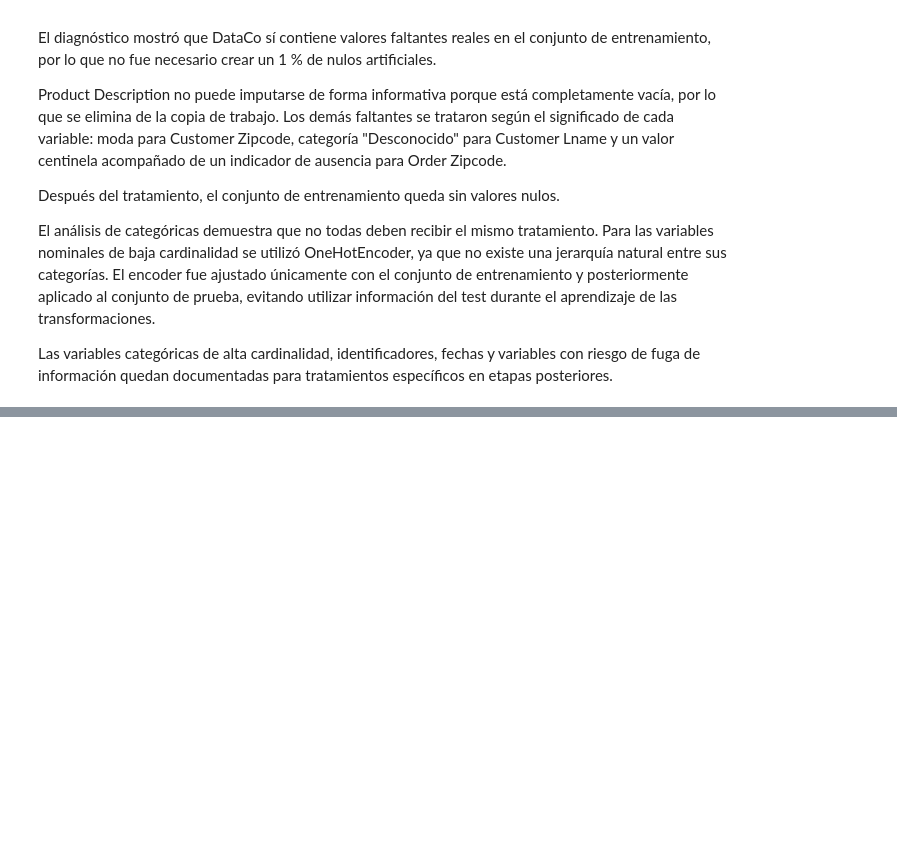
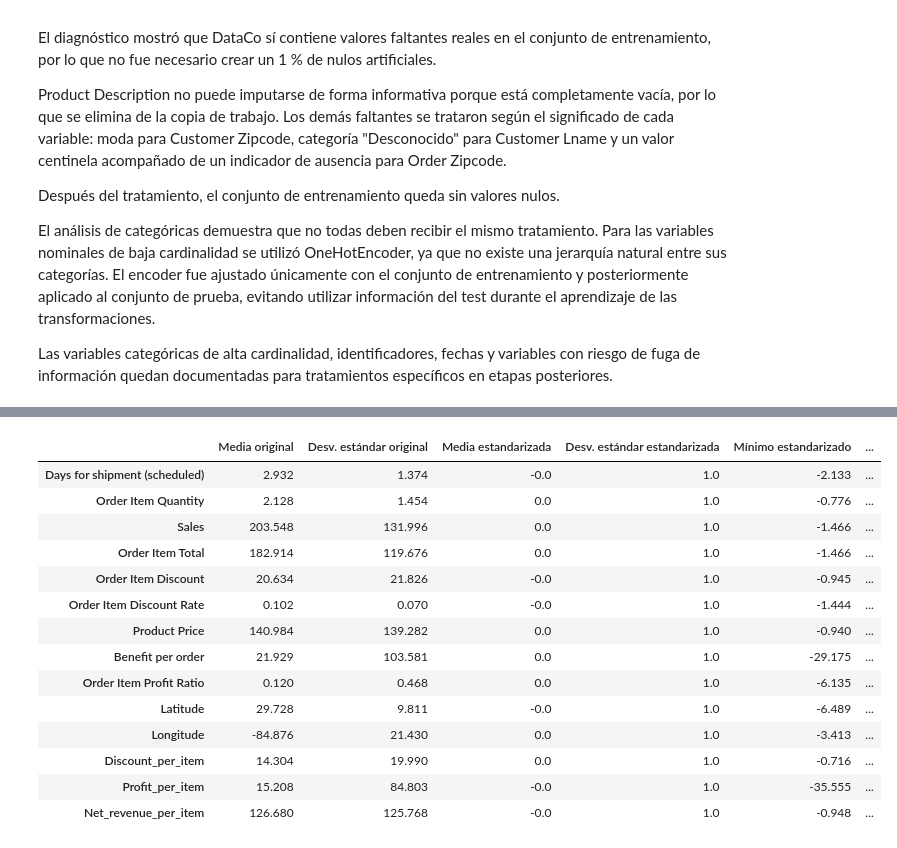
Before and after one commit to JB1302/Big-Data-G2, a Jupyter notebook: ProyectoDataCo.ipynb, the cells around one changed output, grey strips where cells are left out. Saved outputs shown, nothing was run; the diff lists cells and outputs as text; code cells hidden in the pictures; blank space fills up the shorter version.

```diff
--- a/ProyectoDataCo.ipynb
+++ b/ProyectoDataCo.ipynb
@@ -1603,0 +1790,28 @@ Las variables categóricas de alta cardinalidad, identificadores, fechas y varia
+# %%
+# Evidencia: después de estandarizar, el promedio debe ser 0 y la desviación estándar 1
+evidencia_std = pd.DataFrame({
+    "Media original": df_train_escalado[variables_escalado].mean(),
+    "Desv. estándar original": df_train_escalado[variables_escalado].std(),
+    "Media estandarizada": df_train_std.mean(),
+    "Desv. estándar estandarizada": df_train_std.std(),
+    "Mínimo estandarizado": df_train_std.min(),
+    "Máximo estandarizado": df_train_std.max()
+})
+
+display(evidencia_std.round(3))
+# %% [output]
+|  | Media original | Desv. estándar original | Media estandarizada | Desv. estándar estandarizada | Mínimo estandarizado | ... |
+| Days for shipment (scheduled) | 2.932 | 1.374 | -0.0 | 1.0 | -2.133 | ... |
+| Order Item Quantity | 2.128 | 1.454 | 0.0 | 1.0 | -0.776 | ... |
+| Sales | 203.548 | 131.996 | 0.0 | 1.0 | -1.466 | ... |
+| Order Item Total | 182.914 | 119.676 | 0.0 | 1.0 | -1.466 | ... |
+| Order Item Discount | 20.634 | 21.826 | -0.0 | 1.0 | -0.945 | ... |
+| Order Item Discount Rate | 0.102 | 0.070 | -0.0 | 1.0 | -1.444 | ... |
+| Product Price | 140.984 | 139.282 | 0.0 | 1.0 | -0.940 | ... |
+| Benefit per order | 21.929 | 103.581 | 0.0 | 1.0 | -29.175 | ... |
+| Order Item Profit Ratio | 0.120 | 0.468 | 0.0 | 1.0 | -6.135 | ... |
+| Latitude | 29.728 | 9.811 | -0.0 | 1.0 | -6.489 | ... |
+| Longitude | -84.876 | 21.430 | 0.0 | 1.0 | -3.413 | ... |
+| Discount_per_item | 14.304 | 19.990 | 0.0 | 1.0 | -0.716 | ... |
+| Profit_per_item | 15.208 | 84.803 | -0.0 | 1.0 | -35.555 | ... |
+| Net_revenue_per_item | 126.680 | 125.768 | -0.0 | 1.0 | -0.948 | ... |
```
Also changed, not shown: parts of 23 cells of this notebook.
